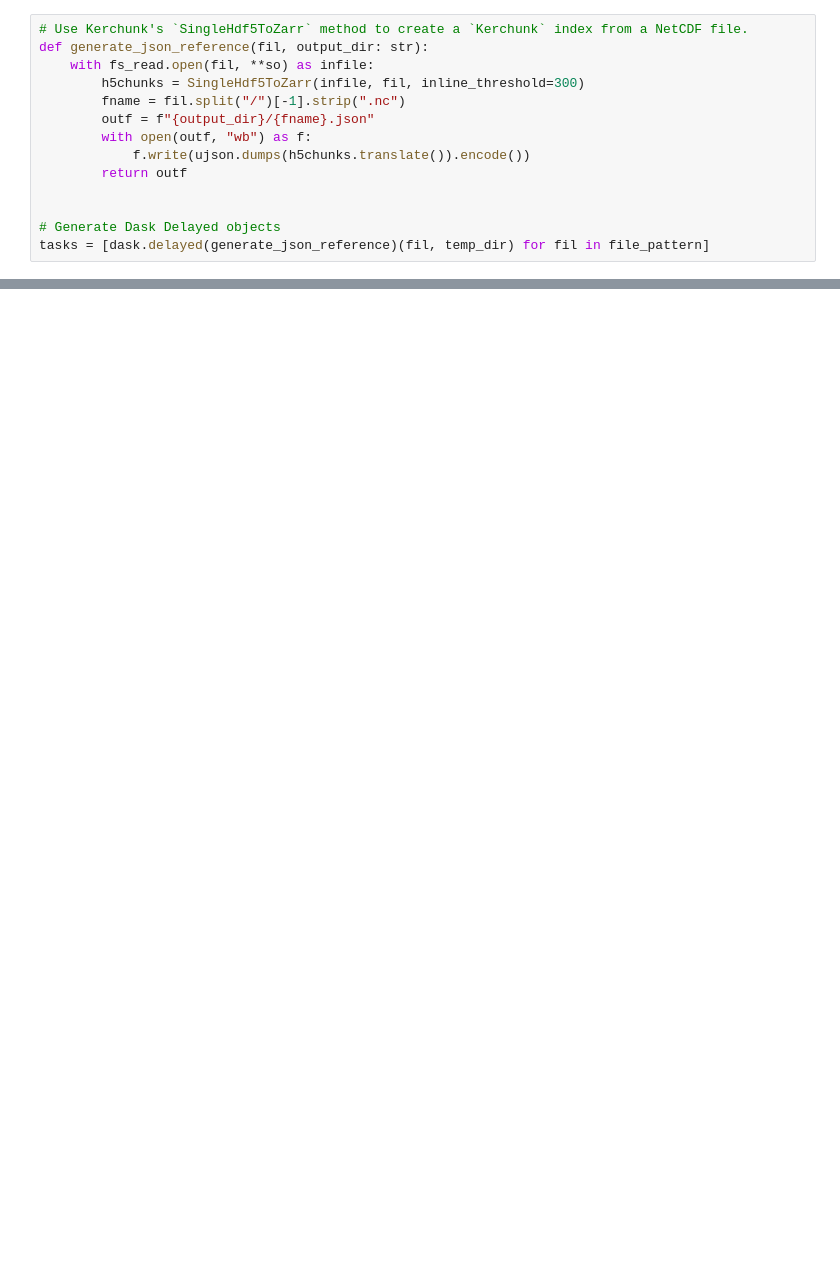
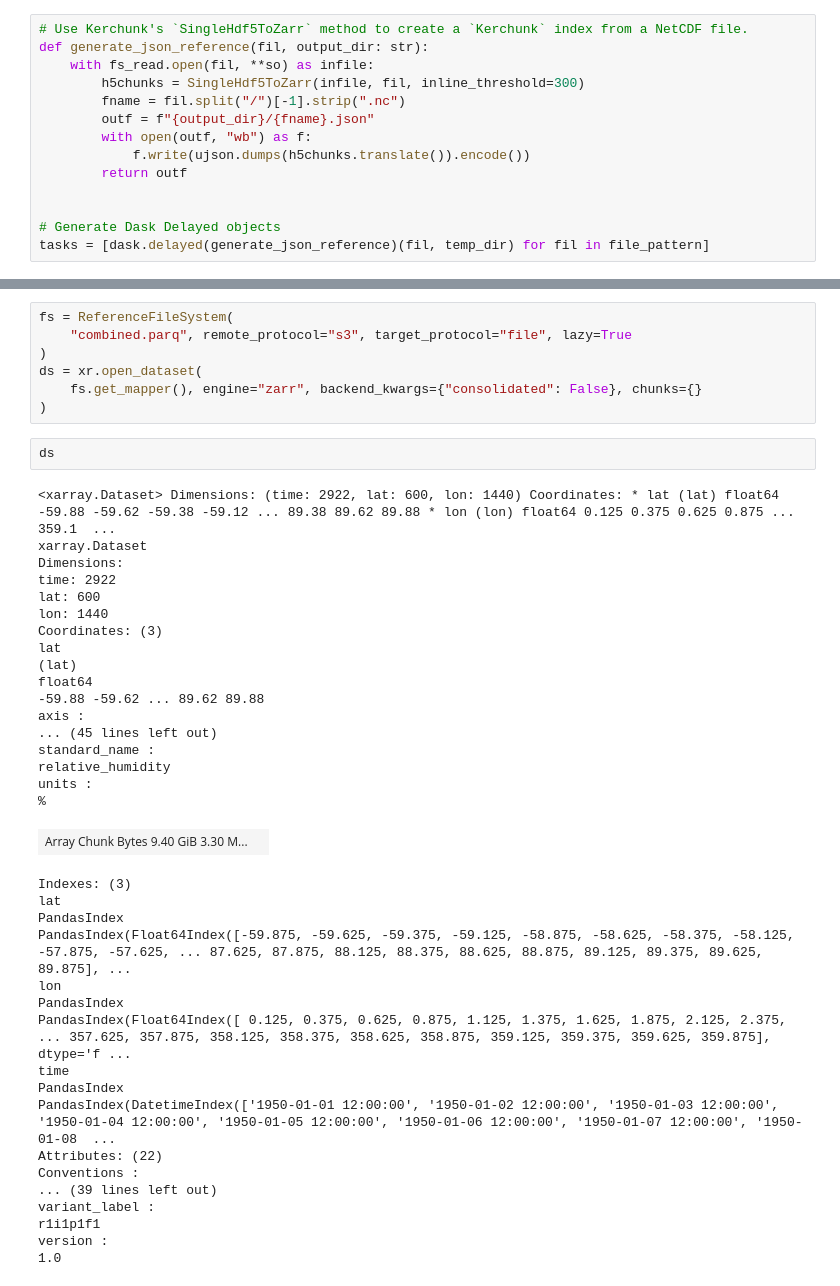
Before and after one commit to carbonplan/kerchunk-NEX-GDDP-CMIP6, a Jupyter notebook: notebooks/kerchunk_dask.ipynb, the cells around one changed output, grey strips where cells are left out. Drawn from its saved outputs; the diff is of its cells as text; blank space fills up the shorter version.

```diff
--- a/notebooks/kerchunk_dask.ipynb
+++ b/notebooks/kerchunk_dask.ipynb
@@ -120 +138,46 @@ len(output_files)
+# %%
+fs = ReferenceFileSystem(
+    "combined.parq", remote_protocol="s3", target_protocol="file", lazy=True
+)
+ds = xr.open_dataset(
+    fs.get_mapper(), engine="zarr", backend_kwargs={"consolidated": False}, chunks={}
+)
+# %%
+ds
+# %% [output]
+<xarray.Dataset> Dimensions: (time: 2922, lat: 600, lon: 1440) Coordinates: * lat (lat) float64 -59.88 -59.62 -59.38 -59.12 ... 89.38 89.62 89.88 * lon (lon) float64 0.125 0.375 0.625 0.875 ... 359.1  ...
+xarray.Dataset
+Dimensions:
+time: 2922
+lat: 600
+lon: 1440
+Coordinates: (3)
+lat
+(lat)
+float64
+-59.88 -59.62 ... 89.62 89.88
+axis :
+... (45 lines left out)
+standard_name :
+relative_humidity
+units :
+%
+| Array Chunk Bytes 9.40 GiB 3.30 M... |  |
+Indexes: (3)
+lat
+PandasIndex
+PandasIndex(Float64Index([-59.875, -59.625, -59.375, -59.125, -58.875, -58.625, -58.375, -58.125, -57.875, -57.625, ... 87.625, 87.875, 88.125, 88.375, 88.625, 88.875, 89.125, 89.375, 89.625, 89.875], ...
+lon
+PandasIndex
+PandasIndex(Float64Index([ 0.125, 0.375, 0.625, 0.875, 1.125, 1.375, 1.625, 1.875, 2.125, 2.375, ... 357.625, 357.875, 358.125, 358.375, 358.625, 358.875, 359.125, 359.375, 359.625, 359.875], dtype='f ...
+time
+PandasIndex
+PandasIndex(DatetimeIndex(['1950-01-01 12:00:00', '1950-01-02 12:00:00', '1950-01-03 12:00:00', '1950-01-04 12:00:00', '1950-01-05 12:00:00', '1950-01-06 12:00:00', '1950-01-07 12:00:00', '1950-01-08  ...
+Attributes: (22)
+Conventions :
+... (39 lines left out)
+variant_label :
+r1i1p1f1
+version :
+1.0
 # %%
```
Also changed, not shown: parts of 15 cells of this notebook, 2 other files.
